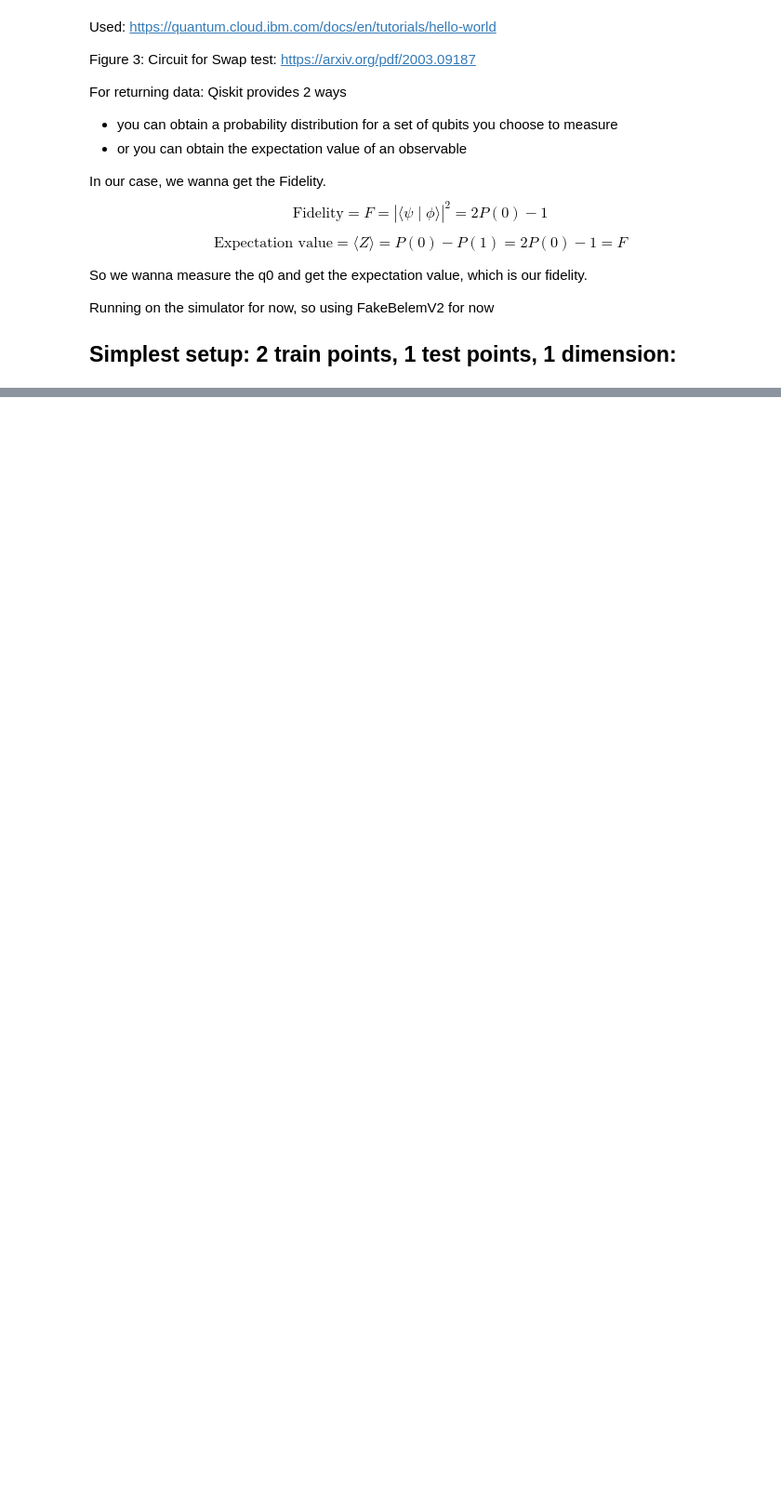
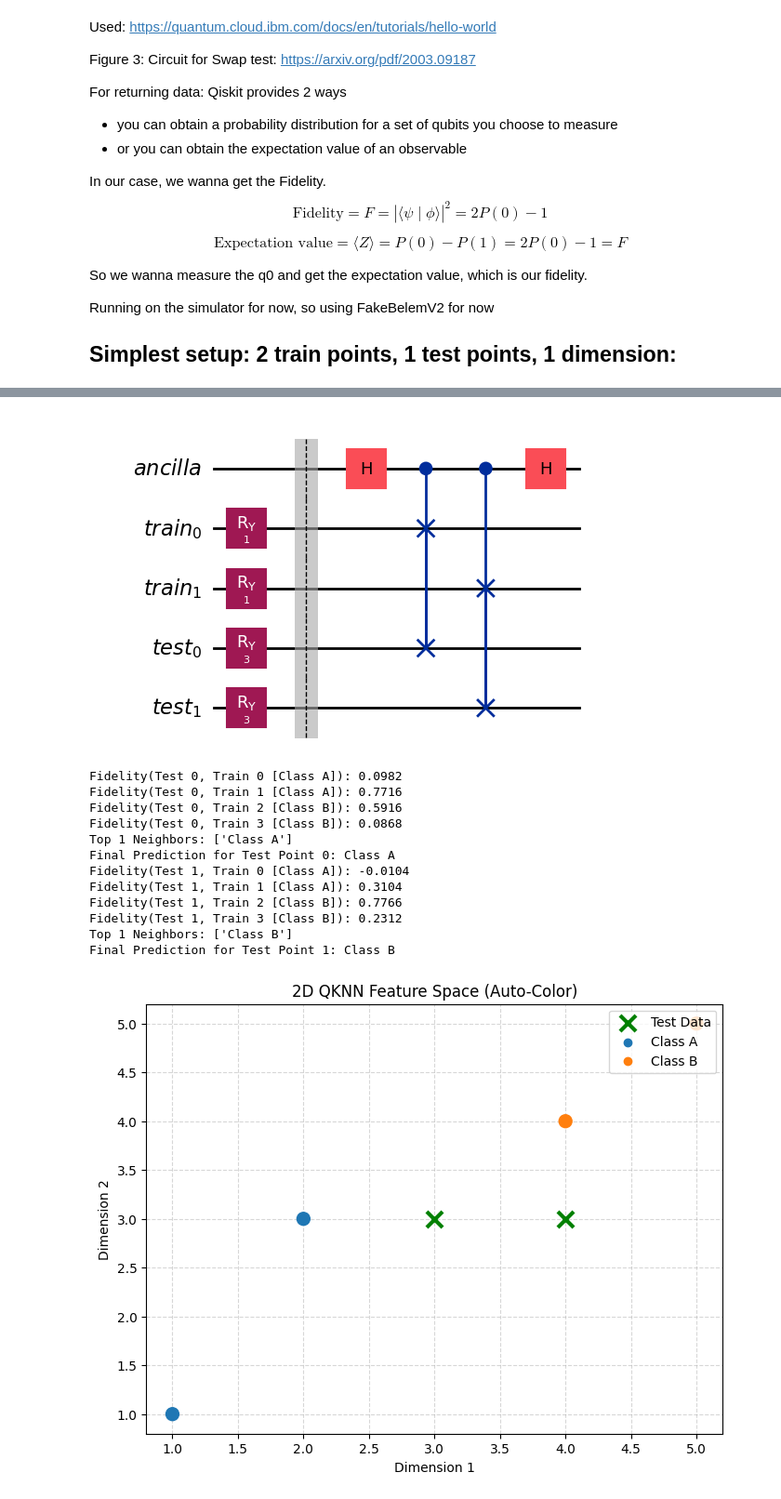
Before and after one commit to Aadipat/QuantumEngineeringProjectGroup8, a Jupyter notebook: simplest_swap_test.ipynb, the cells around one changed output, grey strips where cells are left out. Shown at 93% size. Cells and saved outputs as stored; diff of their text form; code cells hidden in the pictures; blank space fills up the shorter version.

```diff
--- a/simplest_swap_test.ipynb
+++ b/simplest_swap_test.ipynb
@@ -97,0 +221,29 @@ no_dimensions = 1
+# %%
+K = 1
+
+train_data_2d = [
+    np.array([1, 1]),
+    np.array([2, 3]),
+    np.array([4, 4]),
+    np.array([5, 5])
+]
+train_labels_2d = ["Class A", "Class A", "Class B", "Class B"]
+
+test_data_2d = [np.array([3, 3]), np.array([4, 3])]
+
+qknn(train_data_2d, train_labels_2d, test_data_2d, K)
+# %% [output]
+[figure, added]
+Fidelity(Test 0, Train 0 [Class A]): 0.0982
+Fidelity(Test 0, Train 1 [Class A]): 0.7716
+Fidelity(Test 0, Train 2 [Class B]): 0.5916
+Fidelity(Test 0, Train 3 [Class B]): 0.0868
+Top 1 Neighbors: ['Class A']
+Final Prediction for Test Point 0: Class A
+Fidelity(Test 1, Train 0 [Class A]): -0.0104
+Fidelity(Test 1, Train 1 [Class A]): 0.3104
+Fidelity(Test 1, Train 2 [Class B]): 0.7766
+Fidelity(Test 1, Train 3 [Class B]): 0.2312
+Top 1 Neighbors: ['Class B']
+Final Prediction for Test Point 1: Class B
+[figure, added]
```
Also changed, not shown: parts of 2 cells of this notebook.
